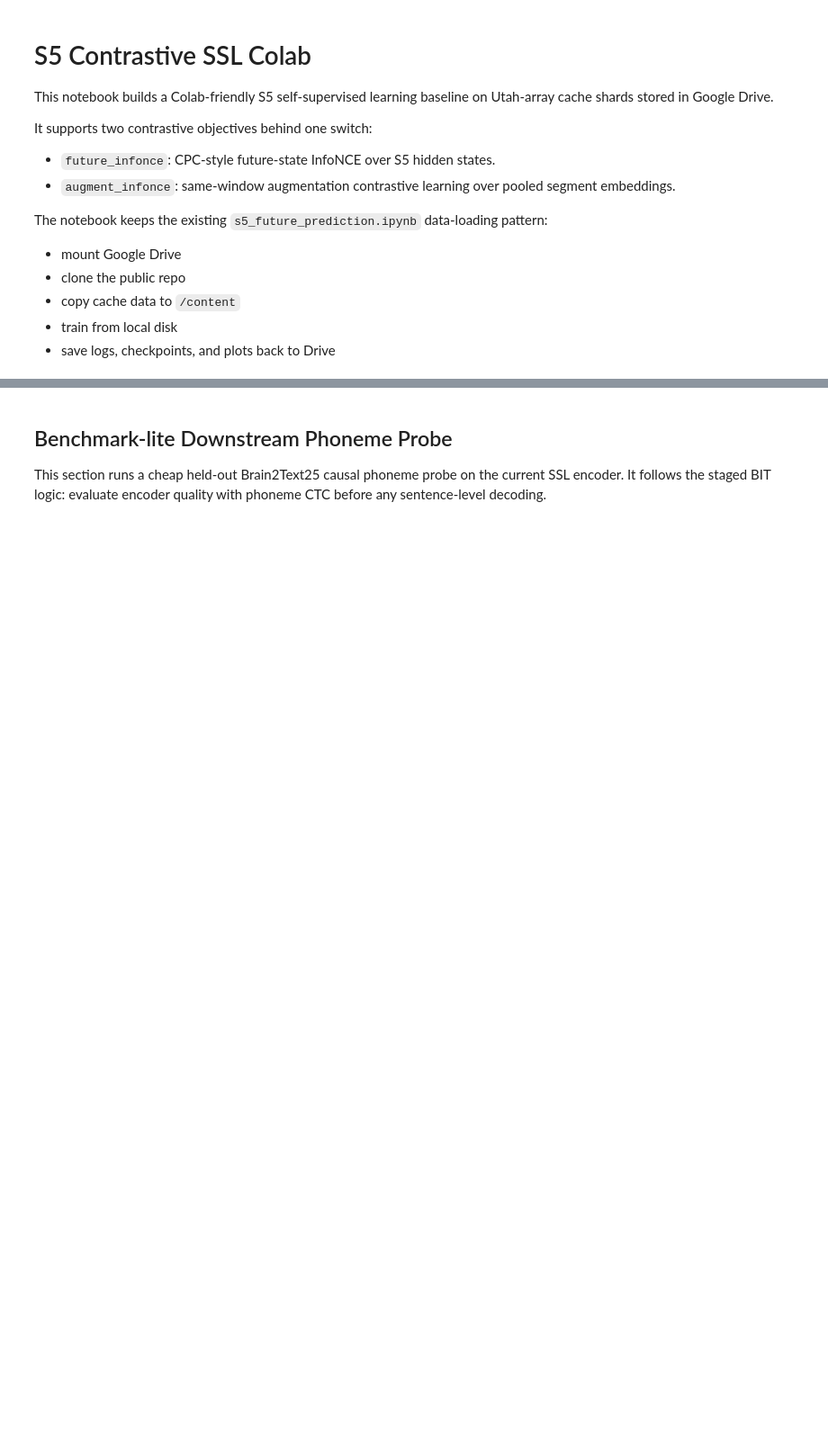
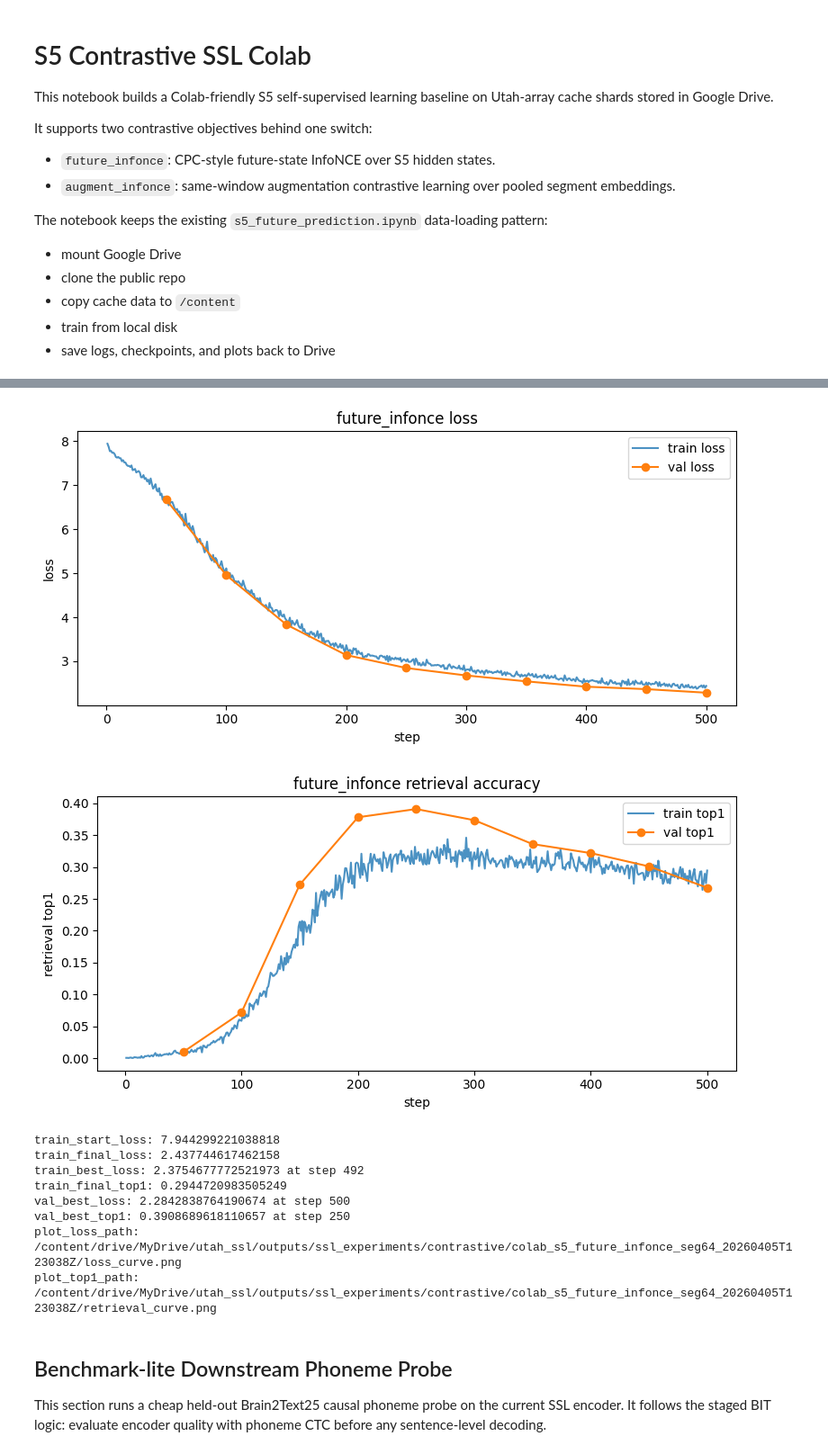
Before and after one commit to ethan-read/utah-ssl, a Jupyter notebook: analysis/active/ssl_experiments/s5_contrastive_ssl_colab.ipynb, the cells around one changed output, grey strips where cells are left out. Shown at 90% size. Drawn from its saved outputs; the diff is of its cells as text; code cells hidden in the pictures; blank space fills up the shorter version.

```diff
--- a/analysis/active/ssl_experiments/s5_contrastive_ssl_colab.ipynb
+++ b/analysis/active/ssl_experiments/s5_contrastive_ssl_colab.ipynb
@@ -1498,0 +344,26 @@ print("plot_top1_path:", plot_top1_path)
+# %%
+# Run the selected contrastive SSL objective.
+SSL_RUN_STATE = run_ssl_training(
+    cache_context=CACHE_CONTEXT,
+    config=SSL_TRAINING_CONFIG,
+    output_root=OUTPUT_ROOT,
+    device=DEVICE,
+)
+
+# Backward-compatible globals for downstream cells.
+model = SSL_RUN_STATE["model"]
+optimizer = SSL_RUN_STATE["optimizer"]
+TRAIN_SAMPLER = SSL_RUN_STATE["train_sampler"]
+VAL_SAMPLER = SSL_RUN_STATE["val_sampler"]
+run_name = SSL_RUN_STATE["run_name"]
+run_dir = SSL_RUN_STATE["run_dir"]
+progress_path = SSL_RUN_STATE["progress_path"]
+checkpoint_path = SSL_RUN_STATE["checkpoint_path"]
+plot_loss_path = SSL_RUN_STATE["plot_loss_path"]
+plot_top1_path = SSL_RUN_STATE["plot_top1_path"]
+config = SSL_RUN_STATE["config"]
+best_score = SSL_RUN_STATE["best_score"]
+train_history = SSL_RUN_STATE["train_history"]
+val_history = SSL_RUN_STATE["val_history"]
+
+print("SSL_RUN_STATE ready:", run_dir)
@@ -1499,3 +388,20 @@ print("plot_top1_path:", plot_top1_path)
+# %%
+# Plot training curves for the latest SSL run.
+if "SSL_RUN_STATE" not in globals():
+    raise RuntimeError("Run the SSL training cell first so SSL_RUN_STATE is defined.")
+
+SSL_PLOT_STATE = plot_ssl_training_history(SSL_RUN_STATE)
+# %% [output]
+[figure, added]
+[figure, added]
+train_start_loss: 7.944299221038818
+train_final_loss: 2.437744617462158
+train_best_loss: 2.3754677772521973 at step 492
+train_final_top1: 0.2944720983505249
+val_best_loss: 2.2842838764190674 at step 500
+val_best_top1: 0.3908689618110657 at step 250
+plot_loss_path: /content/drive/MyDrive/utah_ssl/outputs/ssl_experiments/contrastive/colab_s5_future_infonce_seg64_20260405T123038Z/loss_curve.png
+plot_top1_path: /content/drive/MyDrive/utah_ssl/outputs/ssl_experiments/contrastive/colab_s5_future_infonce_seg64_20260405T123038Z/retrieval_curve.png
 # %% [markdown]
 ## Benchmark-lite Downstream Phoneme Probe
 
```
Also changed, not shown: parts of 23 cells of this notebook, 6 other files.
